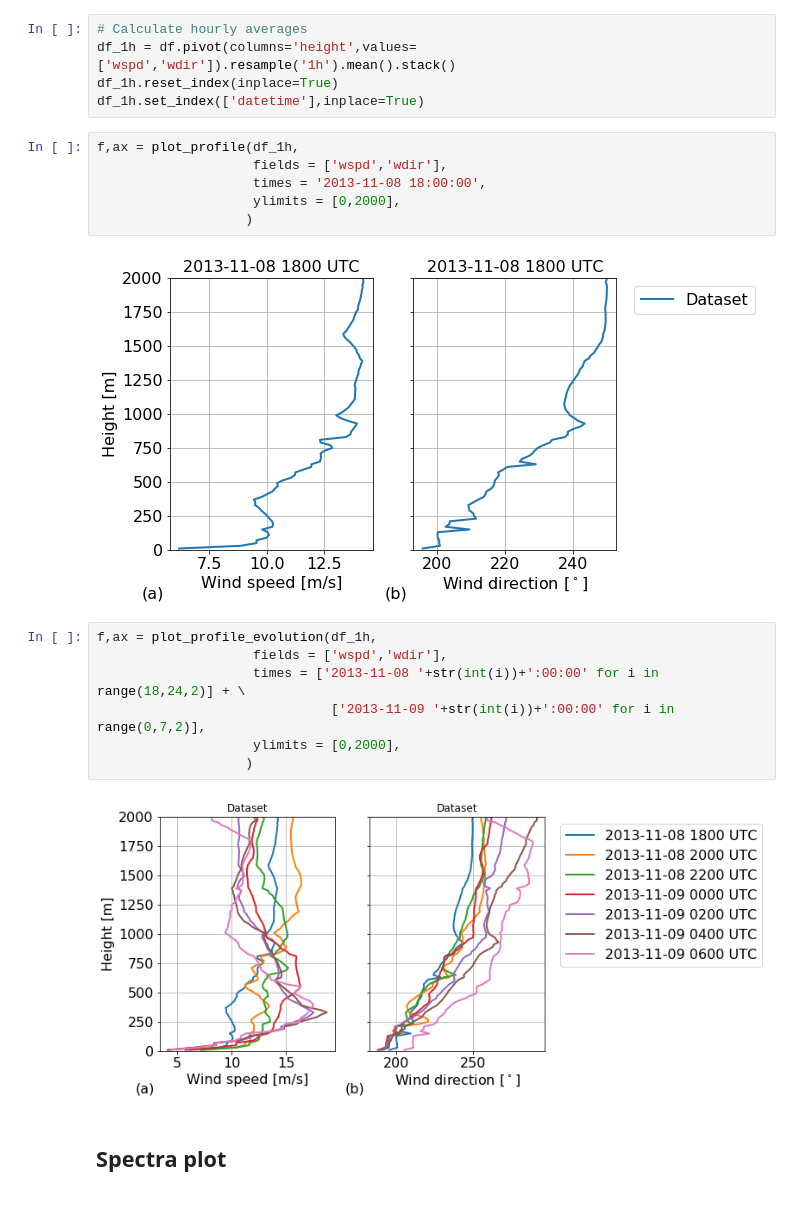
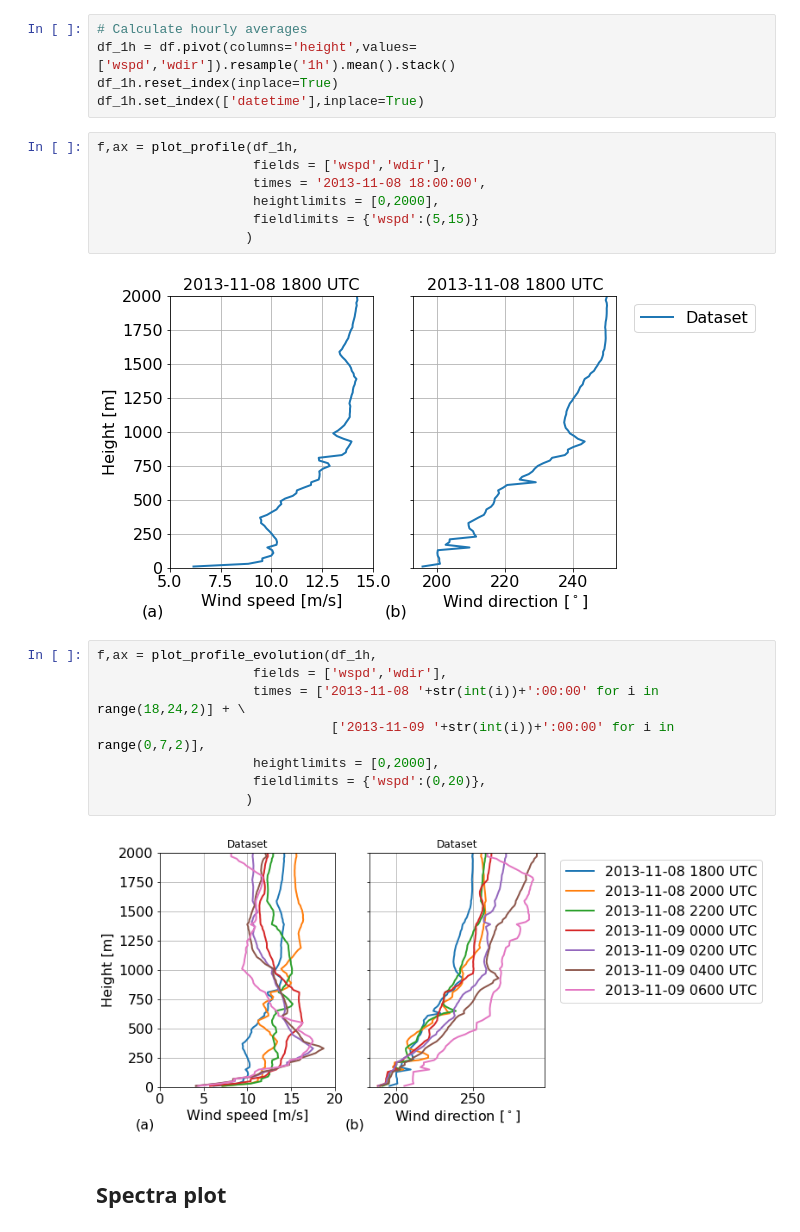
Before and after one commit to a2e-mmc/mmctools, a Jupyter notebook: example_plotting.ipynb, the cells around one changed output. Saved outputs shown, nothing was run; the diff lists cells and outputs as text.

```diff
--- a/example_plotting.ipynb
+++ b/example_plotting.ipynb
@@ -83,19 +81,21 @@ df_1h.set_index(['datetime'],inplace=True)
 f,ax = plot_profile(df_1h,
                     fields = ['wspd','wdir'],
                     times = '2013-11-08 18:00:00',
-                    ylimits = [0,2000],
+                    heightlimits = [0,2000],
+                    fieldlimits = {'wspd':(5,15)}
                    )
 # %% [output]
-[figure, old version]
+[figure, new version]
 # %%
 f,ax = plot_profile_evolution(df_1h,
                     fields = ['wspd','wdir'],
                     times = ['2013-11-08 '+str(int(i))+':00:00' for i in range(18,24,2)] + \
                               ['2013-11-09 '+str(int(i))+':00:00' for i in range(0,7,2)],
-                    ylimits = [0,2000],
+                    heightlimits = [0,2000],
+                    fieldlimits = {'wspd':(0,20)},
                    )
 # %% [output]
-[figure, old version]
+[figure, new version]
 # %% [markdown]
 ## Spectra plot
 # %% [markdown]
```
Also changed, not shown: parts of 4 cells of this notebook, 1 other file.
